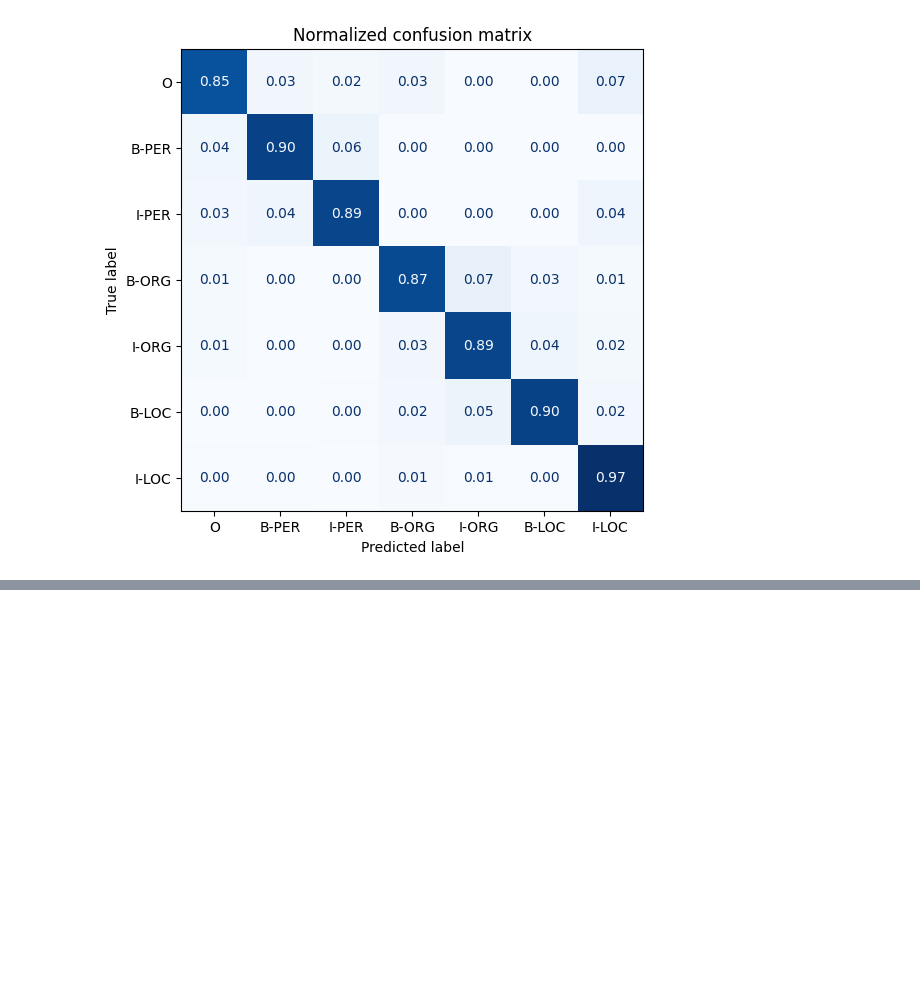
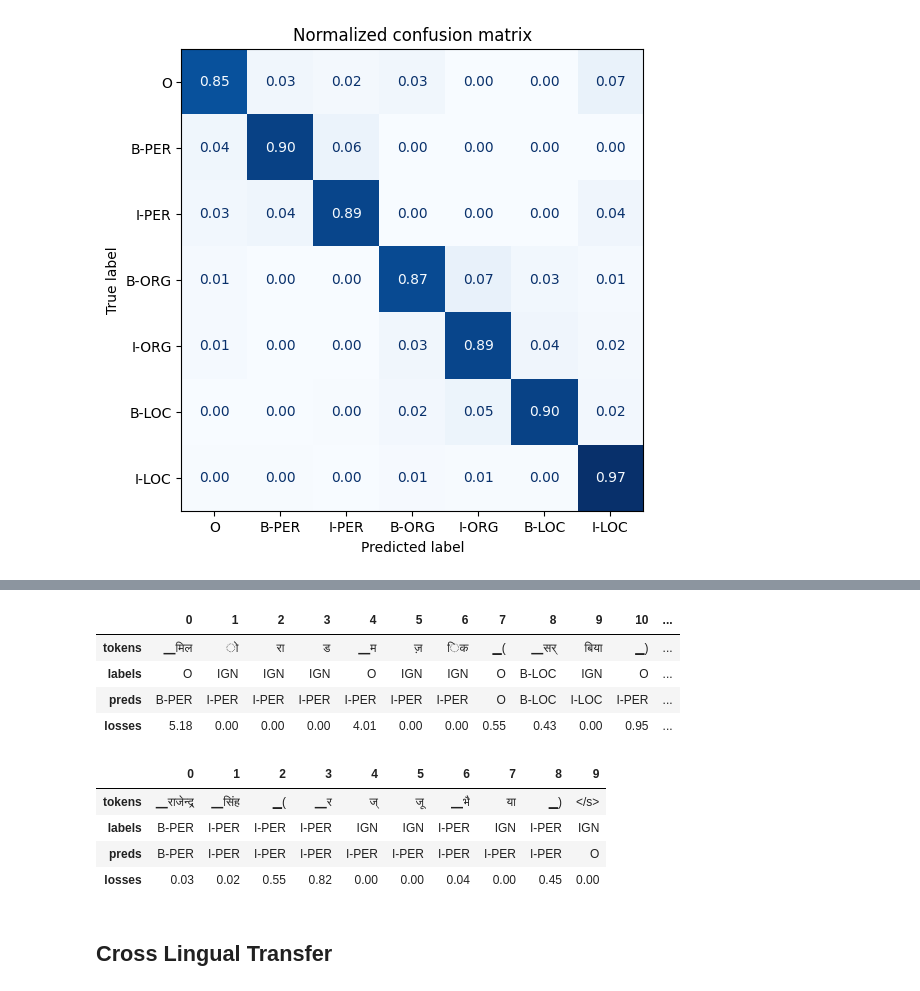
Before and after one commit to the-neural-networker/nlp-with-transformers, a Jupyter notebook: multi-lingual-language-recognition.ipynb, the cells around one changed output, grey strips where cells are left out. Drawn from its saved outputs; the diff is of its cells as text; code cells hidden in the pictures; blank space fills up the shorter version.

Commit message:
add cross-lingual transfer

```diff
--- a/multi-lingual-language-recognition.ipynb
+++ b/multi-lingual-language-recognition.ipynb
@@ -627,0 +622,17 @@ df_tmp = df.sort_values(by="total_loss", ascending=False).head(3)
+# %%
+df_tmp = df.loc[df["input_tokens"].apply(lambda x: u"\u2581(" in x)].head(2)
+for sample in get_samples(df_tmp):
+    display(sample)
+# %% [output]
+|  | 0 | 1 | 2 | 3 | 4 | 5 | 6 | 7 | 8 | 9 | 10 | ... |
+| tokens | ▁मिल | ो | रा | ड | ▁म | ज़ | िक | ▁( | ▁सर् | बिया | ▁) | ... |
+| labels | O | IGN | IGN | IGN | O | IGN | IGN | O | B-LOC | IGN | O | ... |
+| preds | B-PER | I-PER | I-PER | I-PER | I-PER | I-PER | I-PER | O | B-LOC | I-LOC | I-PER | ... |
+| losses | 5.18 | 0.00 | 0.00 | 0.00 | 4.01 | 0.00 | 0.00 | 0.55 | 0.43 | 0.00 | 0.95 | ... |
+|  | 0 | 1 | 2 | 3 | 4 | 5 | 6 | 7 | 8 | 9 |
+| tokens | ▁राजेन्द्र | ▁सिंह | ▁( | ▁र | ज् | जू | ▁भै | या | ▁) | </s> |
+| labels | B-PER | I-PER | I-PER | I-PER | IGN | IGN | I-PER | IGN | I-PER | IGN |
+| preds | B-PER | I-PER | I-PER | I-PER | I-PER | I-PER | I-PER | I-PER | I-PER | O |
+| losses | 0.03 | 0.02 | 0.55 | 0.82 | 0.00 | 0.00 | 0.04 | 0.00 | 0.45 | 0.00 |
+# %% [markdown]
+## Cross Lingual Transfer
```
Also changed, not shown: parts of 25 cells of this notebook.
